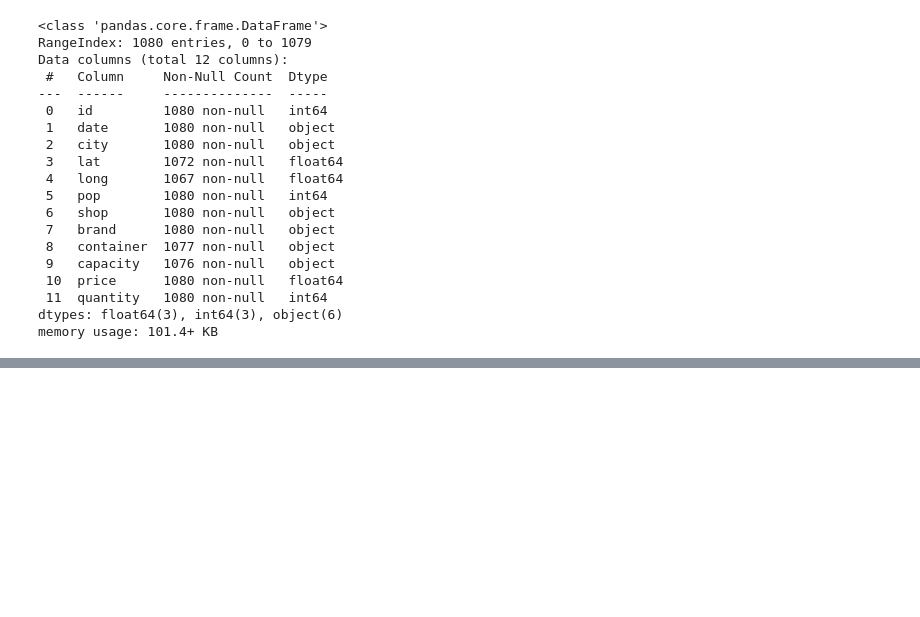
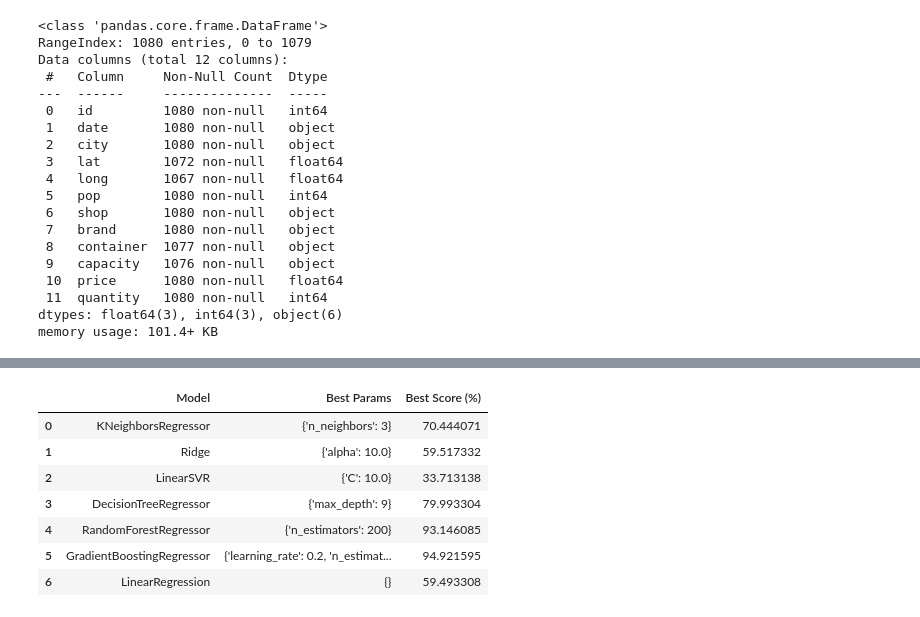
Before and after one commit to ArvindJawahar/NestedCV, a Jupyter notebook: model.ipynb, the cells around one changed output, grey strips where cells are left out. Cells and saved outputs as stored; diff of their text form; code cells hidden in the pictures; blank space fills up the shorter version.

```diff
--- a/model.ipynb
+++ b/model.ipynb
@@ -427,0 +223,2 @@ Support Vector Machine (Linear Kernel) R^2: -0.19712
+# %%
+train_data = pd.concat([X_train, y_train], axis=1)
@@ -427,0 +346,26 @@ Support Vector Machine (Linear Kernel) R^2: -0.19712
+# %%
+results = {
+    "Model": ["KNeighborsRegressor", "Ridge", "LinearSVR", "DecisionTreeRegressor",
+              "RandomForestRegressor", "GradientBoostingRegressor", "LinearRegression"],
+    "Best Params": [grid_search_knn.best_params_, grid_search_ridge.best_params_,
+                    grid_search_svrs.best_params_, grid_search_dt.best_params_,
+                    grid_search_rf.best_params_, grid_search_gb.best_params_,
+                    grid_search_lr.best_params_],
+    "Best Score (%)": [grid_search_knn.best_score_ * 100, grid_search_ridge.best_score_ * 100,
+                       grid_search_svrs.best_score_ * 100, grid_search_dt.best_score_ * 100,
+                       grid_search_rf.best_score_ * 100, grid_search_gb.best_score_ * 100,
+                       grid_search_lr.best_score_ * 100]
+}
+
+results_df = pd.DataFrame(results)
+
+results_df
+# %% [output]
+|  | Model | Best Params | Best Score (%) |
+| 0 | KNeighborsRegressor | {'n_neighbors': 3} | 70.444071 |
+| 1 | Ridge | {'alpha': 10.0} | 59.517332 |
+| 2 | LinearSVR | {'C': 10.0} | 33.713138 |
+| 3 | DecisionTreeRegressor | {'max_depth': 9} | 79.993304 |
+| 4 | RandomForestRegressor | {'n_estimators': 200} | 93.146085 |
+| 5 | GradientBoostingRegressor | {'learning_rate': 0.2, 'n_estimat... | 94.921595 |
+| 6 | LinearRegression | {} | 59.493308 |
```
Also changed, not shown: parts of 50 cells of this notebook, 4 other files.
